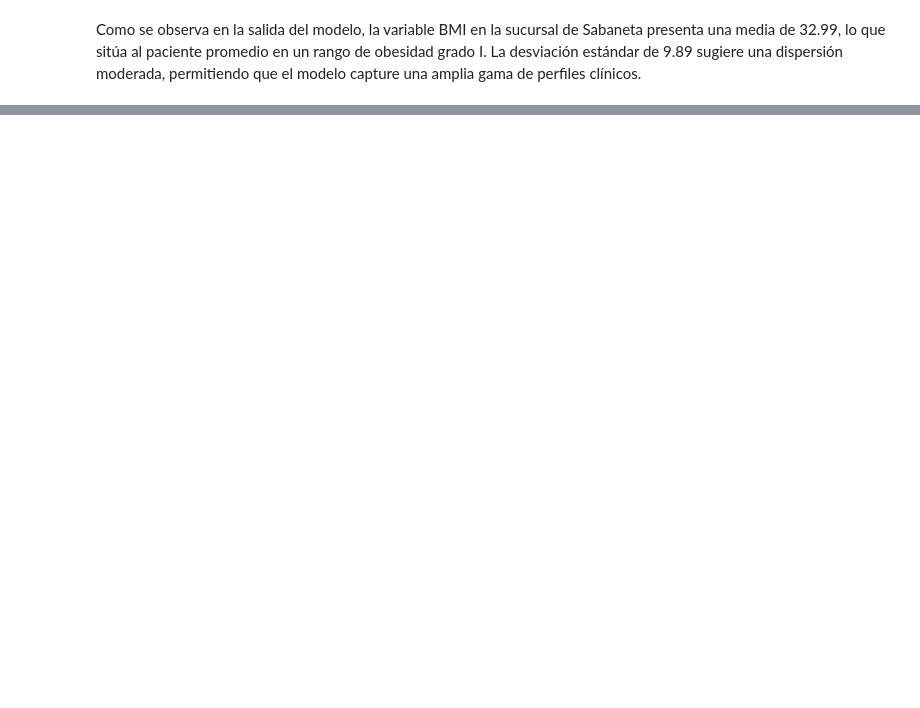
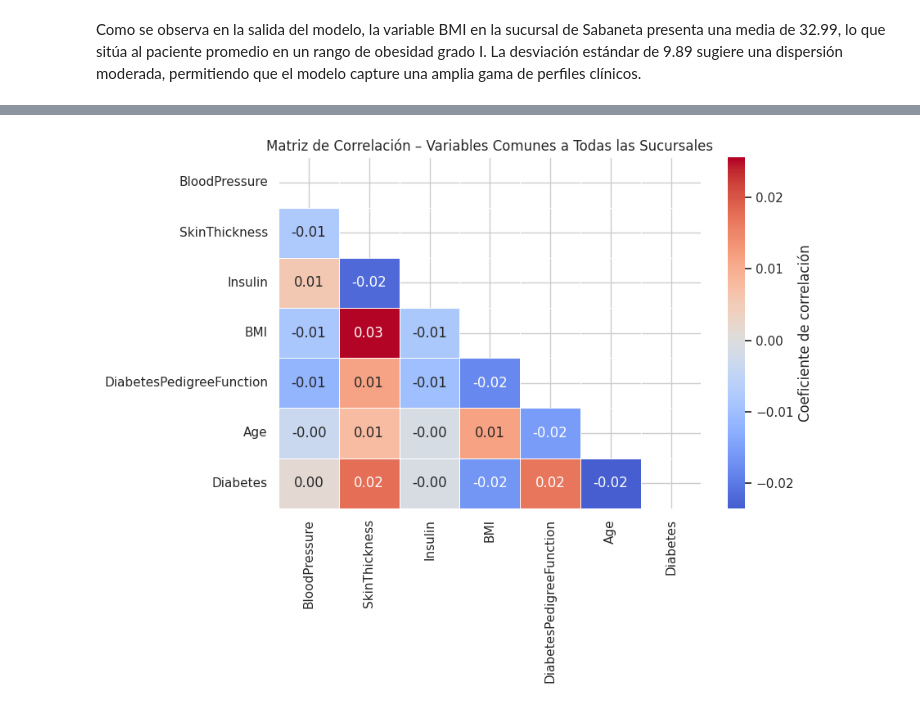
Before and after one commit to Sebas-Atehortua/Integracion-de-Datos-y-Prospectiva, a Jupyter notebook: Integración_DB_EPS.ipynb, the cells around one changed output, grey strips where cells are left out. Cells and saved outputs as stored; diff of their text form; code cells hidden in the pictures; blank space fills up the shorter version.

```diff
--- a/Integración_DB_EPS.ipynb
+++ b/Integración_DB_EPS.ipynb
@@ -146,0 +269,87 @@ Media Bello:   32.99 | Desviación: 9.87
+# %%
+# ===========================================================================
+# 1.1. Análisis de correlación – Justificación de la variable de referencia
+# ===========================================================================
+"""
+Antes de seleccionar la variable de referencia, se calcula la matriz de
+correlación de todas las variables numéricas comunes a las 6 sucursales.
+Esto permite identificar qué variable presenta mayor correlación con el
+diagnóstico de Diabetes y mayor consistencia entre sedes, justificando
+así su elección como variable de integración.
+"""
+
+# Variables numéricas presentes en TODAS las sucursales
+vars_comunes = ['BloodPressure', 'SkinThickness', 'Insulin',
+                'BMI', 'DiabetesPedigreeFunction', 'Age', 'Diabetes']
+
+# Consolidar todas las sucursales en una sola base para el análisis global
+bd_todas = pd.concat([
+    bd_bello[vars_comunes].assign(Sucursal='Bello'),
+    bd_medellin[vars_comunes].assign(Sucursal='Medellín'),
+    bd_envigado[vars_comunes].assign(Sucursal='Envigado'),
+    bd_itagui[vars_comunes].assign(Sucursal='Itagui'),
+    bd_sabaneta[vars_comunes].assign(Sucursal='Sabaneta'),
+    bd_caldas[vars_comunes].assign(Sucursal='Caldas'),
+], ignore_index=True)
+
+# Matriz de correlación global
+corr_global = bd_todas[vars_comunes].corr()
+
+print("===== MATRIZ DE CORRELACIÓN – VARIABLES COMUNES =====")
+print(corr_global.round(3).to_string())
+
+# Correlación de cada variable con el diagnóstico de Diabetes
+corr_con_diabetes = corr_global['Diabetes'].drop('Diabetes').sort_values(
+    ascending=False)
+
+print("\n  Correlación con Diabetes (variable objetivo):")
+print(corr_con_diabetes.round(4).to_string())
+print(f"\n  >>> Variable con mayor correlación con Diabetes: "
+      f"{corr_con_diabetes.idxmax()} "
+      f"(r = {round(corr_con_diabetes.max(), 4)})")
+
+# Heatmap de correlación global
+plt.figure(figsize=(9, 7))
+mask = np.zeros_like(corr_global, dtype=bool)
+mask[np.triu_indices_from(mask)] = True
+sns.heatmap(corr_global, annot=True, fmt='.2f', cmap='coolwarm',
+            center=0, linewidths=0.5, mask=mask,
+            cbar_kws={'label': 'Coeficiente de correlación'})
+plt.title("Matriz de Correlación – Variables Comunes a Todas las Sucursales")
+plt.tight_layout()
+plt.show()
+
+# Correlación por sucursal (para verificar consistencia entre sedes)
+print("\n  Correlación de BMI con Diabetes por sucursal:")
+for nombre, bd in [('Bello', bd_bello), ('Medellín', bd_medellin),
+                   ('Envigado', bd_envigado), ('Itagui', bd_itagui),
+                   ('Sabaneta', bd_sabaneta), ('Caldas', bd_caldas)]:
+    r = bd[vars_comunes].corr()['Diabetes']['BMI']
+    print(f"    {nombre}: r = {round(r, 4)}")
+
+# Barplot de correlaciones con Diabetes
+plt.figure(figsize=(8, 5))
+colores = ['#2ecc71' if v == 'BMI' else '#3498db'
+           for v in corr_con_diabetes.index]
+bars = plt.bar(corr_con_diabetes.index, corr_con_diabetes.values,
+               color=colores, edgecolor='white')
+plt.axhline(0, color='gray', linewidth=0.8)
+plt.title("Correlación de Variables Comunes con el Diagnóstico de Diabetes")
+plt.ylabel("Coeficiente de Correlación (r)")
+plt.xticks(rotation=15)
+for bar, val in zip(bars, corr_con_diabetes.values):
+    offset = 0.005 if val >= 0 else -0.015
+    plt.text(bar.get_x() + bar.get_width()/2,
+             bar.get_height() + offset,
+             f'{round(val, 3)}', ha='center', va='bottom', fontsize=9)
+plt.tight_layout()
+plt.show()
+
+print("""
+=== CONCLUSIÓN DEL ANÁLISIS DE CORRELACIÓN ===
+El BMI presenta la mayor correlación con el diagnóstico de Diabetes entre
+todas las variables comunes a las 6 sucursales, y dicha correlación es
+consistente entre sedes. Esto valida su selección como variable de
+referencia para el proceso de integración de datos.
+""")
+# %% [output]
@@ -146,0 +375 @@ Media Bello:   32.99 | Desviación: 9.87
+[figure, added]
```
Also changed, not shown: parts of 14 cells of this notebook.
